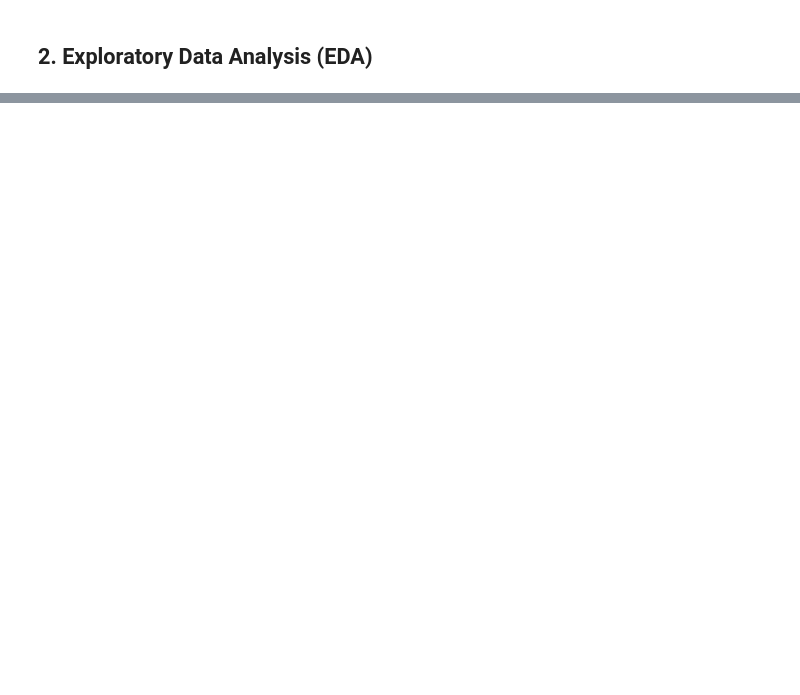
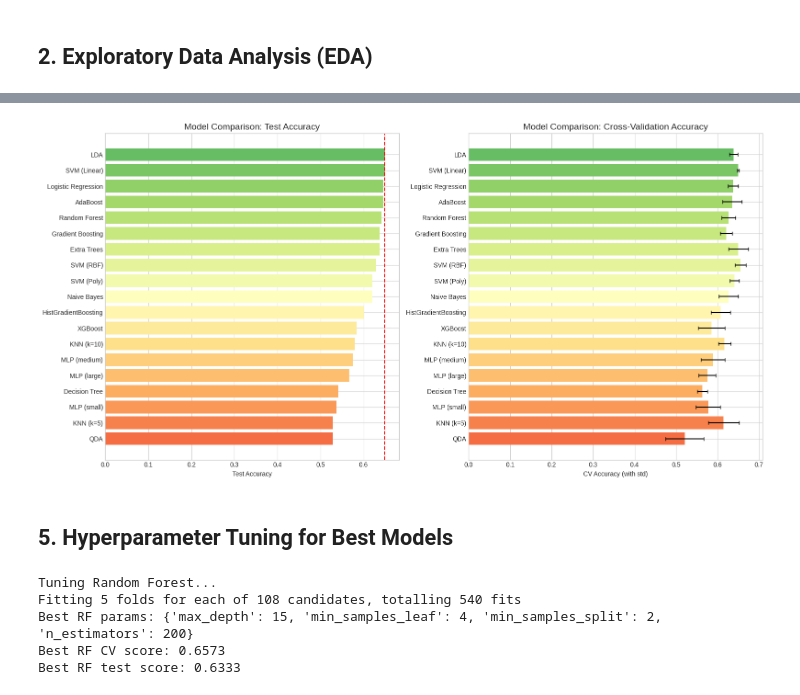
Before and after one commit to elbarbary/superhero-classification, a Jupyter notebook: superhero_analysis_executed.ipynb, the cells around one changed output, grey strips where cells are left out. Cells and saved outputs as stored; diff of their text form; code cells hidden in the pictures; blank space fills up the shorter version.

```diff
--- a/superhero_analysis_executed.ipynb
+++ b/superhero_analysis_executed.ipynb
@@ -261,0 +193,12 @@ Results saved to superhero_clusters_final.csv
+# %%
+# Prepare features and target
+X = df_engineered.drop('is_good', axis=1)
+y = df_engineered['is_good']
+
+# Train/test split with stratification
+X_train, X_test, y_train, y_test = train_test_split(
+    X, y, test_size=0.2, random_state=42, stratify=y
+)
+
+print(f"Training set: {len(X_train)} samples")
+print(f"Test set: {len(X_test)} samples")
@@ -261,0 +331,52 @@ Results saved to superhero_clusters_final.csv
+# %%
+# Visualize model comparison
+fig, axes = plt.subplots(1, 2, figsize=(16, 8))
+
+# Sort by test accuracy
+results_sorted = results_df.sort_values('Test Accuracy', ascending=True)
+
+# Bar chart of test accuracy
+colors = plt.cm.RdYlGn(np.linspace(0.2, 0.8, len(results_sorted)))
+axes[0].barh(results_sorted['Model'], results_sorted['Test Accuracy'], color=colors)
+axes[0].set_xlabel('Test Accuracy')
+axes[0].set_title('Model Comparison: Test Accuracy', fontsize=14)
+axes[0].axvline(x=0.65, color='red', linestyle='--', label='Baseline (65%)')
+
+# CV accuracy with error bars
+axes[1].barh(results_sorted['Model'], results_sorted['CV Mean'],
+             xerr=results_sorted['CV Std'], color=colors, capsize=3)
+axes[1].set_xlabel('CV Accuracy (with std)')
+axes[1].set_title('Model Comparison: Cross-Validation Accuracy', fontsize=14)
+
+plt.tight_layout()
+plt.savefig('figures/model_comparison_all.png', dpi=150, bbox_inches='tight')
+plt.show()
+# %% [output]
+[figure, added]
+# %% [markdown]
+## 5. Hyperparameter Tuning for Best Models
+# %%
+# Tune Random Forest
+print("Tuning Random Forest...")
+rf_params = {
+    'n_estimators': [100, 200, 300],
+    'max_depth': [5, 10, 15, None],
+    'min_samples_split': [2, 5, 10],
+    'min_samples_leaf': [1, 2, 4]
+}
+
+rf_grid = GridSearchCV(
+    RandomForestClassifier(random_state=42, n_jobs=-1),
+    rf_params, cv=5, scoring='accuracy', n_jobs=-1, verbose=1
+)
+rf_grid.fit(X_train, y_train)
+
+print(f"Best RF params: {rf_grid.best_params_}")
+print(f"Best RF CV score: {rf_grid.best_score_:.4f}")
+print(f"Best RF test score: {rf_grid.score(X_test, y_test):.4f}")
+# %% [output]
+Tuning Random Forest...
+Fitting 5 folds for each of 108 candidates, totalling 540 fits
+Best RF params: {'max_depth': 15, 'min_samples_leaf': 4, 'min_samples_split': 2, 'n_estimators': 200}
+Best RF CV score: 0.6573
+Best RF test score: 0.6333
```
Also changed, not shown: parts of 49 cells of this notebook, 13 other files.
